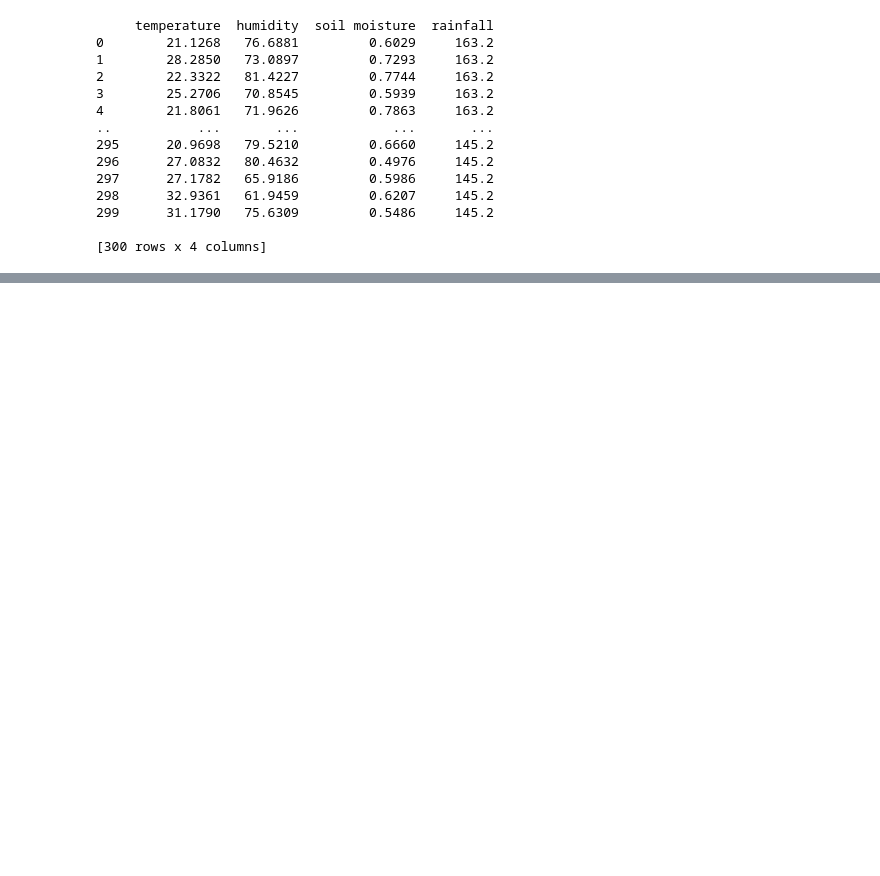
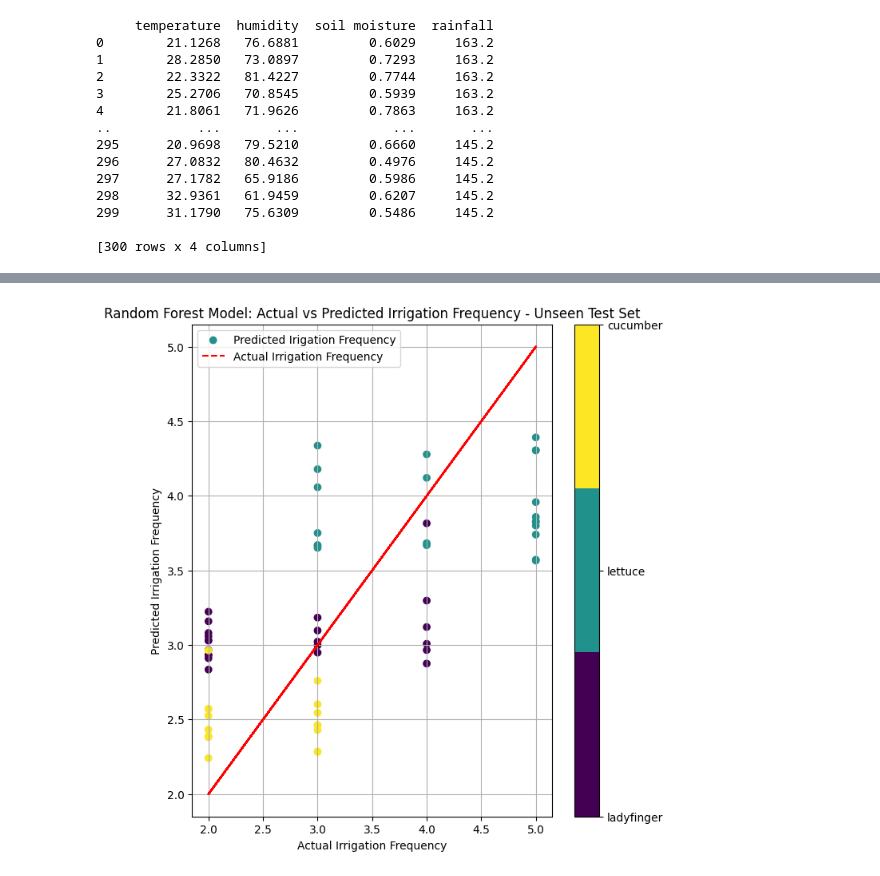
Before and after one commit to wannursabrina1/crop_prediction, a Jupyter notebook: Crop_Yield_Pred.ipynb, the cells around one changed output, grey strips where cells are left out. Cells and saved outputs as stored; diff of their text form; code cells hidden in the pictures; blank space fills up the shorter version.

```diff
--- a/Crop_Yield_Pred.ipynb
+++ b/Crop_Yield_Pred.ipynb
@@ -155,3 +156,48 @@ Shape of feature_importances:  (4,)
+# %%
+x_freq = crops[features]
+y_freq = crops['irrigation frequency']
+
+X_train_freq, X_test_freq, y_train_freq, y_test_freq = train_test_split(x_freq, y_freq, test_size=0.2, random_state=42)
+
+# Initialize the model
+freq_model = RandomForestRegressor(random_state=42)
+
+# Perform GridSearchCV with KFold cross-validation
+freq_grid_search = GridSearchCV(estimator=freq_model, param_grid=param_grid, cv=kf, scoring='neg_mean_squared_error', n_jobs=-1)
+freq_grid_search.fit(X_train_freq, y_train_freq)
+
+freq_pred = freq_grid_search.best_estimator_.predict(X_test_freq)
+
+X_test_freq['predicted_frequency'] = freq_pred
+
+# Convert the numerical labels back to original crop names
+X_test_freq['label'] = labels.loc[X_test_freq.index]
+
+# Convert 'label' to numeric for plotting
+X_test_freq['label_numeric'] = X_test_freq['label'].astype('category').cat.codes
+
+# Get the unique crop types
+unique_labels_freq = X_test_freq['label'].unique()
+
+# Create a color map with a different color for each unique crop type
+cmap = plt.cm.get_cmap('viridis', len(unique_labels_freq))
+colors = [cmap(i) for i in range(len(unique_labels_freq))]
+crop_type_colors = dict(zip(unique_labels_freq, colors))
+
+# Create the scatter plot with a colormap for the test set
+plt.figure(figsize=(16, 8))
+plt.subplot(1, 2, 1)
+scatter = plt.scatter(y_test_freq, freq_pred, c=X_test_freq['label_numeric'], cmap=cmap, label='Predicted Irigation Frequency')
+cbar = plt.colorbar(scatter, ticks=range(len(unique_labels_freq)))
+cbar.ax.set_yticklabels(unique_labels_freq)
+plt.plot(y_test_freq, y_test_freq, color='red', linestyle='--', label='Actual Irrigation Frequency')
+plt.xlabel('Actual Irrigation Frequency')
+plt.ylabel('Predicted Irrigation Frequency')
+plt.title('Random Forest Model: Actual vs Predicted Irrigation Frequency - Unseen Test Set')
+plt.legend()
+plt.grid(True)
+# %% [output]
+[figure, added]
 # %%
 # Ask the user to input the crop type
 crop_type = input("Enter the crop type you want to analyze: ")
```
Also changed, not shown: parts of 11 cells of this notebook.
